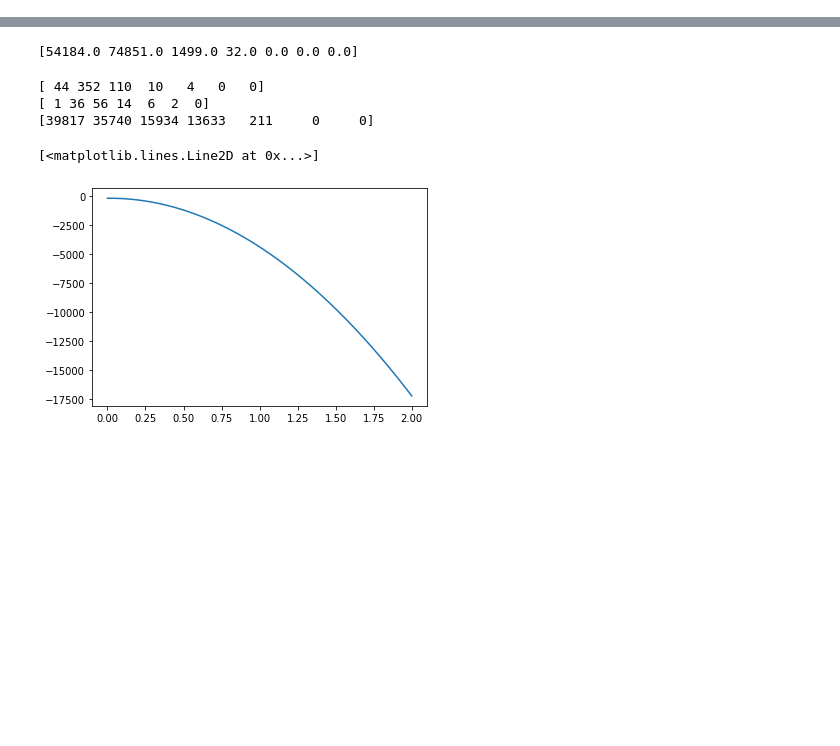
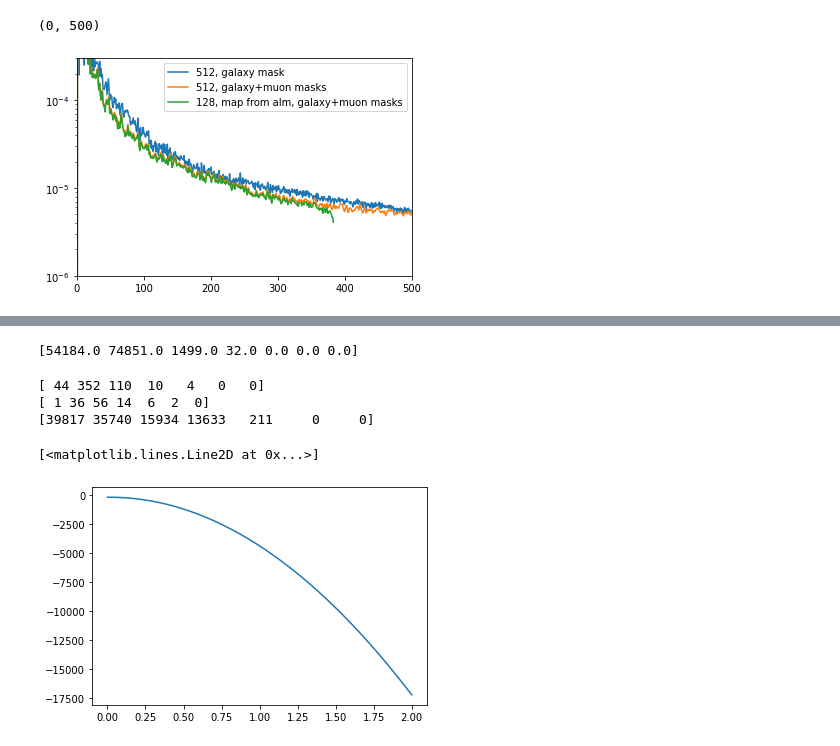
Before and after one commit to KIPAC/nuXgal, a Jupyter notebook: nb/test.ipynb, the cells around one changed output, grey strips where cells are left out. Saved outputs shown, nothing was run; the diff lists cells and outputs as text; code cells hidden in the pictures; blank space fills up the shorter version.

```diff
--- a/nb/test.ipynb
+++ b/nb/test.ipynb
@@ -43,0 +134,15 @@ Using /Users/kefang/Softwares/analysis_001 for NUXGAL_DIR
+# %%
+ell = range(3*512)
+plt.plot(ell, hp.anafast(od) / f_sky, label='512, galaxy mask')
+plt.plot(ell, hp.anafast(overdensity2) / f_sky2, label='512, galaxy+muon masks')
+plt.plot(Defaults.ell, hp.anafast(map) / f_sky2, label='128, map from alm, galaxy+muon masks')
+
+plt.legend()
+
+plt.ylim(1e-6,3e-4)
+plt.yscale('log')
+
+plt.xlim(0,500)
+# %% [output]
+(0, 500)
+[figure, added]
```
Also changed, not shown: parts of 12 cells of this notebook, 11 other files.
